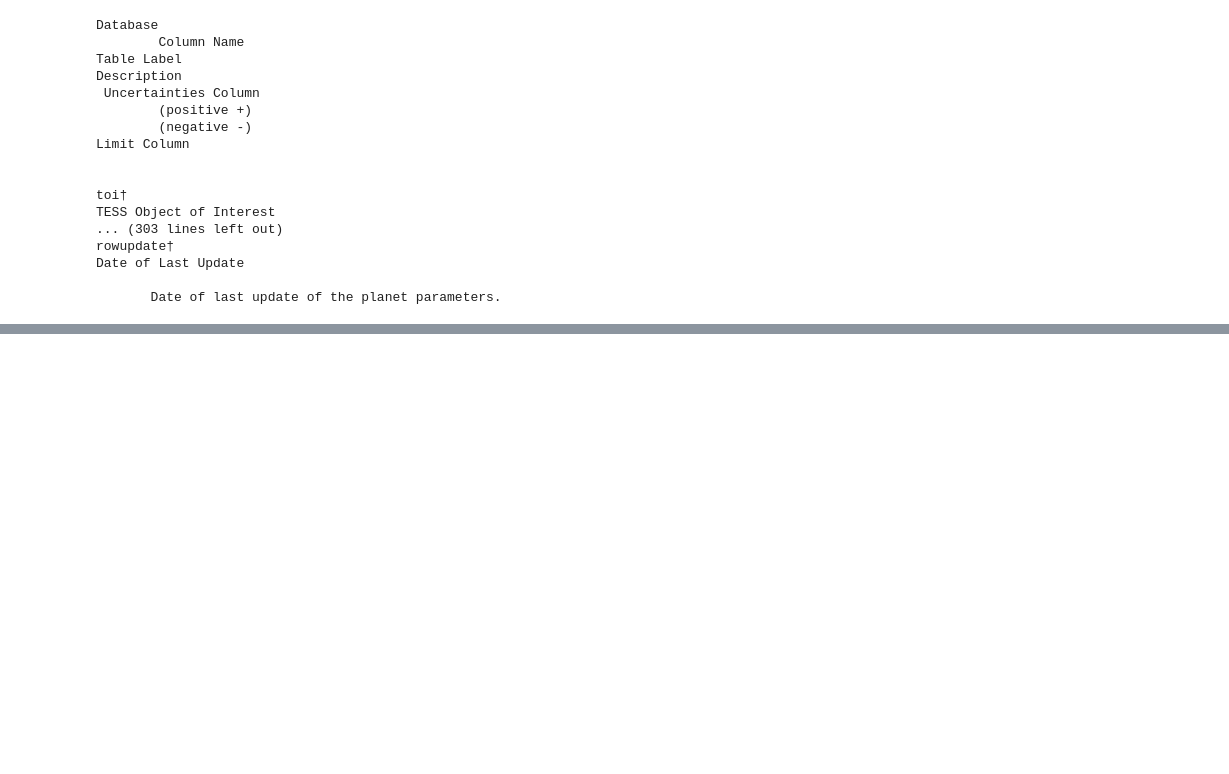
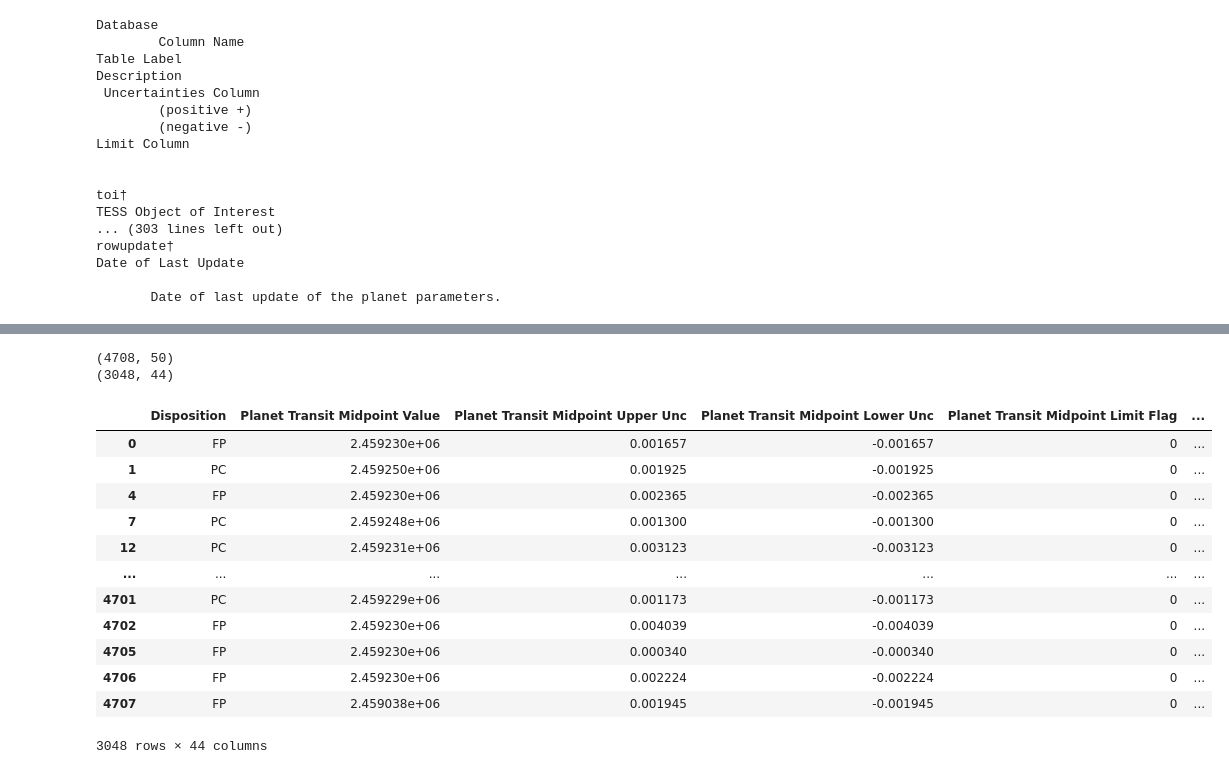
Before and after one commit to xyan18/CSMC320Final_Skytrax, a Jupyter notebook: Final_Project.ipynb, the cells around one changed output, grey strips where cells are left out. Saved outputs shown, nothing was run; the diff lists cells and outputs as text; code cells hidden in the pictures; blank space fills up the shorter version.

```diff
--- a/Final_Project.ipynb
+++ b/Final_Project.ipynb
@@ -118,0 +227,26 @@ df_TOI.rename(columns={
+# %%
+# before and after cleaning out the null values
+print(df_TOI_cleaned.shape)
+df_TOI_cleaned=df_TOI_cleaned.dropna(how='all',axis='columns')
+df_TOI_cleaned=df_TOI_cleaned.dropna()
+print(df_TOI_cleaned.shape)
+# %% [output]
+(4708, 50)
+(3048, 44)
+# %%
+df_TOI_cleaned.to_csv('TOI_cleaned.csv',encoding='utf-8', index=False)
+df_TOI_cleaned
+# %% [output]
+|  | Disposition | Planet Transit Midpoint Value | Planet Transit Midpoint Upper Unc | Planet Transit Midpoint Lower Unc | Planet Transit Midpoint Limit Flag | ... |
+| 0 | FP | 2.459230e+06 | 0.001657 | -0.001657 | 0 | ... |
+| 1 | PC | 2.459250e+06 | 0.001925 | -0.001925 | 0 | ... |
+| 4 | FP | 2.459230e+06 | 0.002365 | -0.002365 | 0 | ... |
+| 7 | PC | 2.459248e+06 | 0.001300 | -0.001300 | 0 | ... |
+| 12 | PC | 2.459231e+06 | 0.003123 | -0.003123 | 0 | ... |
+| ... | ... | ... | ... | ... | ... | ... |
+| 4701 | PC | 2.459229e+06 | 0.001173 | -0.001173 | 0 | ... |
+| 4702 | FP | 2.459230e+06 | 0.004039 | -0.004039 | 0 | ... |
+| 4705 | FP | 2.459230e+06 | 0.000340 | -0.000340 | 0 | ... |
+| 4706 | FP | 2.459230e+06 | 0.002224 | -0.002224 | 0 | ... |
+| 4707 | FP | 2.459038e+06 | 0.001945 | -0.001945 | 0 | ... |
+3048 rows × 44 columns
```
Also changed, not shown: parts of 18 cells of this notebook, 3 other files.
